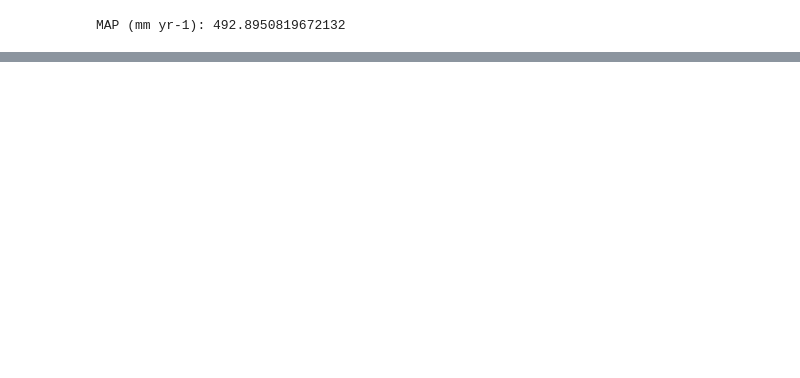
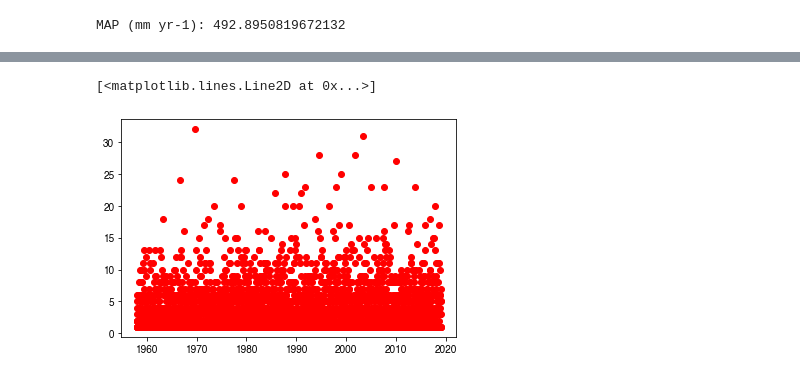
Before and after one commit to mdekauwe/TasFACE_rainfall, a Jupyter notebook: TasFACE_rainfall_analysis.ipynb, the cells around one changed output, grey strips where cells are left out. Drawn from its saved outputs; the diff is of its cells as text; code cells hidden in the pictures; blank space fills up the shorter version.

```diff
--- a/TasFACE_rainfall_analysis.ipynb
+++ b/TasFACE_rainfall_analysis.ipynb
@@ -60,0 +97,5 @@ for i in range(1, len(consecutive_wet)):
+# %%
+plt.plot(df.index, df_spells.dry, "ro")
+# %% [output]
+[<matplotlib.lines.Line2D at 0x...>]
+[figure, added]
```
Also changed, not shown: parts of 26 cells of this notebook.
